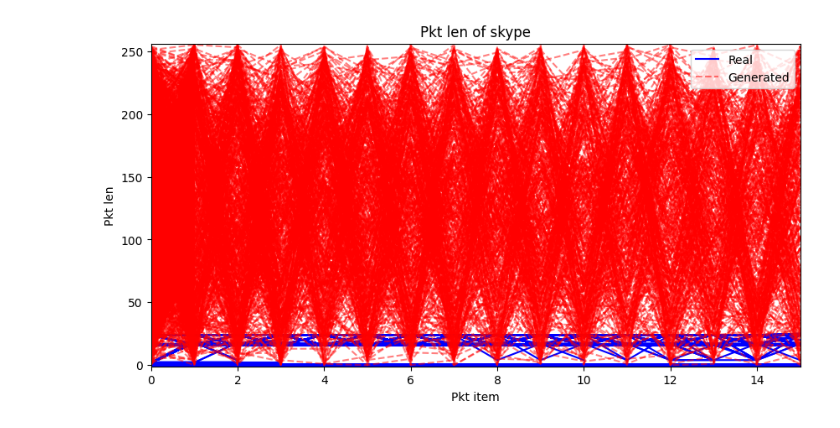
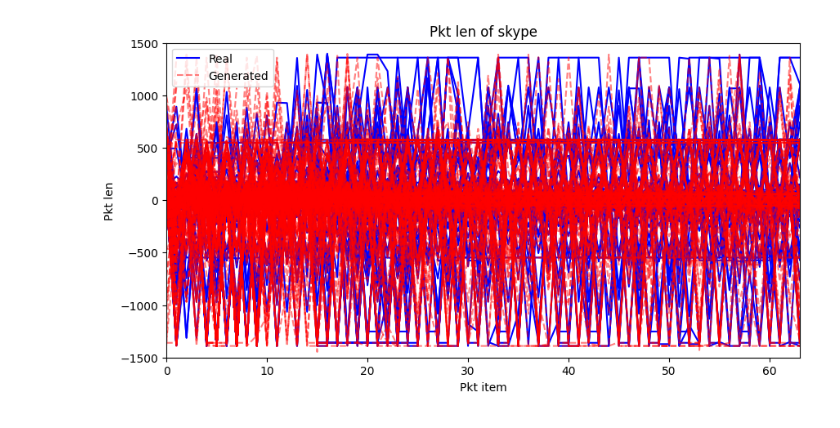
Before and after one commit to DeepShield-AI/NetGenRL, a Jupyter notebook: visual.ipynb, the cells around one changed output. Saved outputs shown, nothing was run; the diff lists cells and outputs as text; code cells hidden in the pictures.

```diff
--- a/visual.ipynb
+++ b/visual.ipynb
@@ -19,7 +19,7 @@ def extract_pkt_len(name):
         sery = flow['series']
         for pkt in sery:
             # flow_pkt.append(max(0,min(pkt['time'],5000)))
-            flow_pkt.append(pkt['ttl'])
+            flow_pkt.append(pkt['pkt_len'])
         packet_lens.append(flow_pkt)
 
     return packet_lens
@@ -28,15 +28,15 @@ real_pkt_lens = extract_pkt_len(real_name)
 fake_pkt_lens = extract_pkt_len(fake_name)
 # %%
 plt.figure(figsize=(10, 5))
-plt.axis([0, 15, -1, 256])
+plt.axis([0, 63, -1500, 1500])
 for i in range(len(real_pkt_lens)):
     plt.plot(real_pkt_lens[i], color='blue', alpha=1.0, label="Real" if i == 0 else "")  # 使用蓝色，透明度为 0.6
 for i in range(len(fake_pkt_lens)):
     plt.plot(fake_pkt_lens[i], color='red', alpha=0.5, linestyle='--', label="Generated" if i == 0 else "")
 plt.title(f'Pkt len of {type_name}')
 plt.xlabel('Pkt item')
 plt.ylabel('Pkt len')
 plt.legend()
 plt.show()
 # %% [output]
-[figure, old version]
+[figure, new version]
```
Also changed, not shown: 15 other files.
